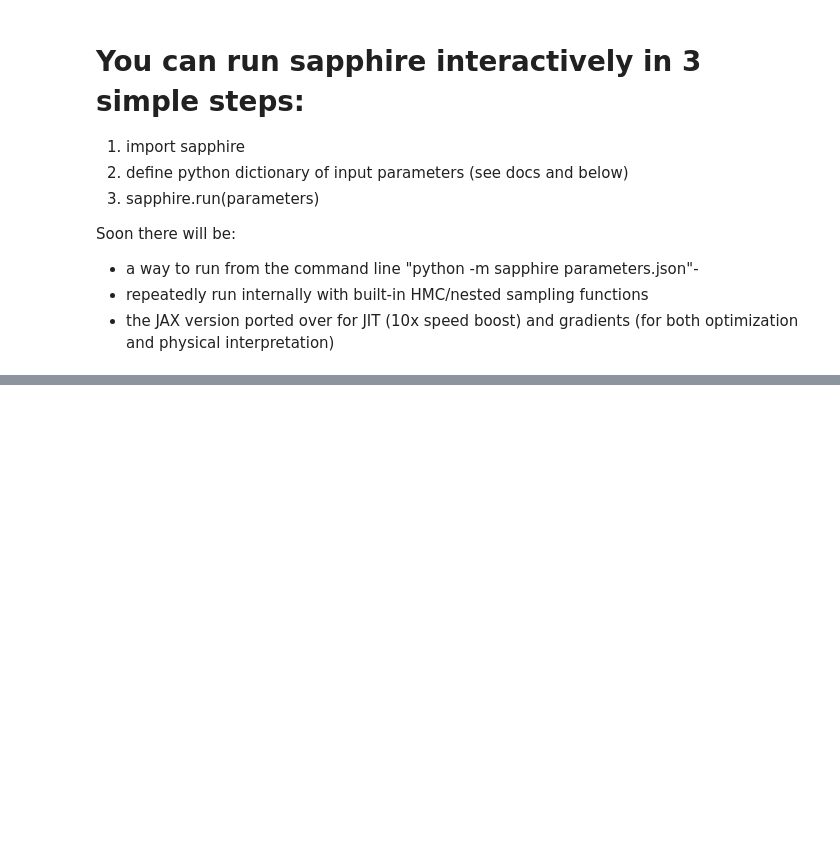
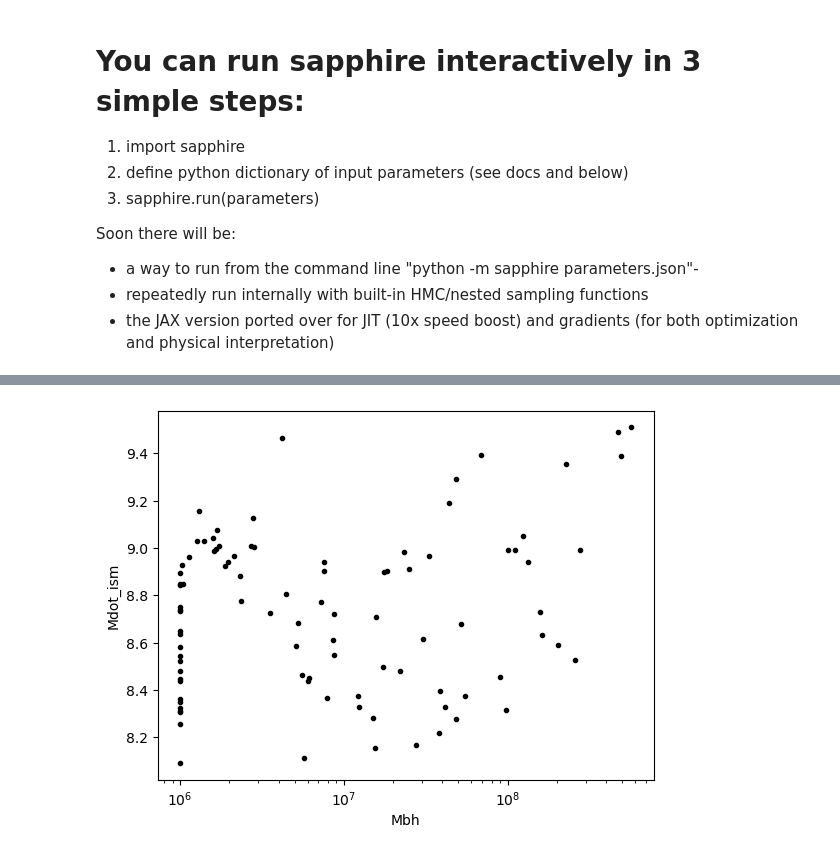
Before and after one commit to virajpandya/sapphire, a Jupyter notebook: demo/demo_AGN.ipynb, the cells around one changed output, grey strips where cells are left out. Saved outputs shown, nothing was run; the diff lists cells and outputs as text; code cells hidden in the pictures; blank space fills up the shorter version.

```diff
--- a/demo/demo_AGN.ipynb
+++ b/demo/demo_AGN.ipynb
@@ -178,0 +224,12 @@ Text(0, 0.5, '$\\log_{10}M_{\\rm star}/M_{\\rm vir}$ (z=0)')
+# %%
+plt.figure()
+
+plt.semilogx(z0_Mbh, np.log10(z0_M_ism), 'k.')
+
+# plt.xlim(1e6, 1e12)
+# plt.ylim(7e5, 1e9)
+plt.xlabel('Mbh')
+plt.ylabel('Mdot_ism')
+plt.show()
+# %% [output]
+[figure, added]
```
Also changed, not shown: parts of 13 cells of this notebook, 4 other files.
